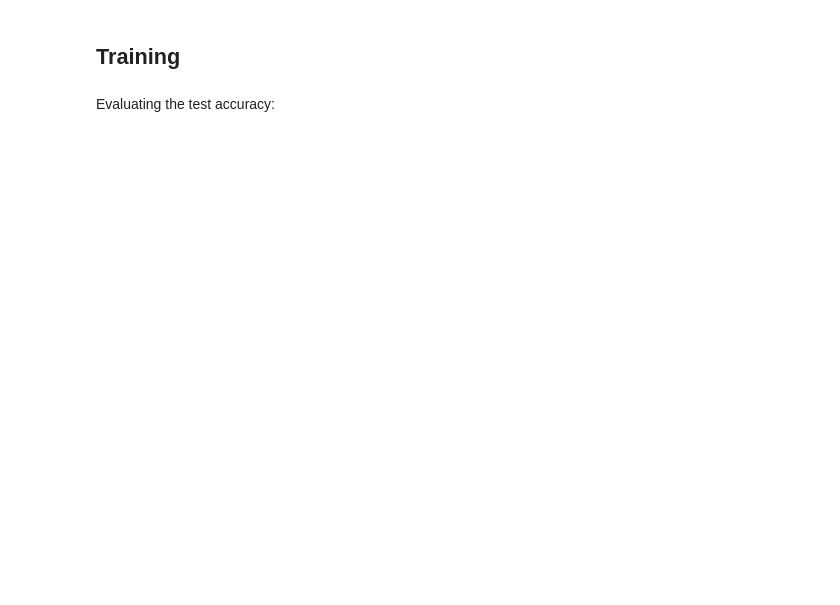
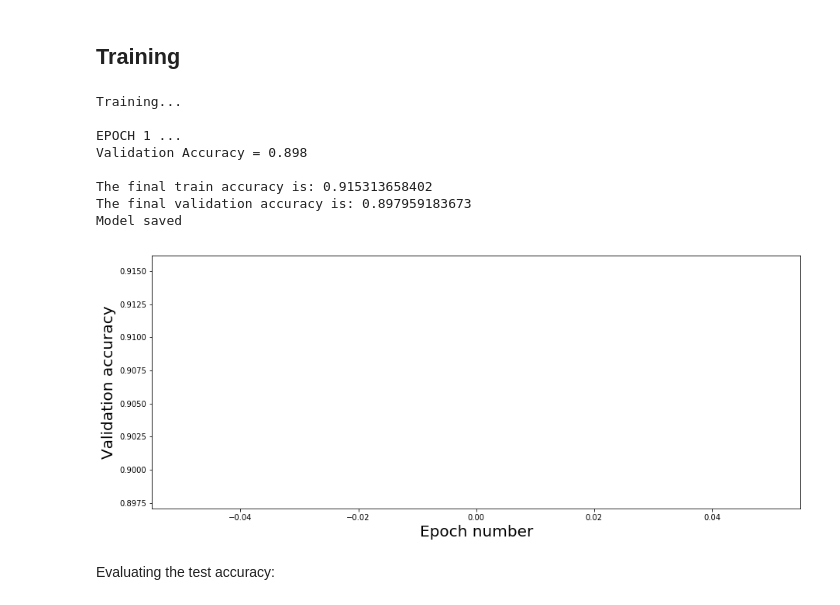
Before and after one commit to ahmadesh/Udacity-CarND-Term1-Traffic-Sign-Classifier, a Jupyter notebook: Traffic_Sign_Classifier_custom2.ipynb, the cells around one changed output. Cells and saved outputs as stored; diff of their text form; code cells hidden in the pictures; blank space fills up the shorter version.

```diff
--- a/Traffic_Sign_Classifier_custom2.ipynb
+++ b/Traffic_Sign_Classifier_custom2.ipynb
@@ -430,7 +435,7 @@ ValueError: At least two variables have the same name: Variable_13
 # %%
 from sklearn.utils import shuffle
 
-EPOCHS = 10
+EPOCHS = 1
 BATCH_SIZE = 128
 
 with tf.Session() as sess:
@@ -443,33 +448,43 @@ with tf.Session() as sess:
     for i in range(EPOCHS):
         X_train_n, y_train = shuffle(X_train_n, y_train)
         for offset in range(0, num_examples, BATCH_SIZE):
             end = offset + BATCH_SIZE
             batch_x, batch_y = X_train_n[offset:end], y_train[offset:end]
             sess.run(training_operation, feed_dict={x: batch_x, y: batch_y, keep_prob: 0.5})
 
         validation_accuracy = evaluate(X_valid_n, y_valid)
         train_result.append(evaluate(X_train_n, y_train))
         validation_result.append(validation_accuracy)
         print("EPOCH {} ...".format(i+1))
         print("Validation Accuracy = {:.3f}".format(validation_accuracy))
         print()
 
     fig,_ =plt.subplots(figsize=(15, 6))
     epochnum = [i for i in range(EPOCHS)]
 
     plt.plot(epochnum, train_result)
     plt.xlabel('Epoch number', fontsize=20)
     plt.ylabel('Train accuracy', fontsize=20)
 
     plt.plot(epochnum, validation_result)
     plt.xlabel('Epoch number', fontsize=20)
     plt.ylabel('Validation accuracy', fontsize=20)
 
     print("The final train accuracy is:", train_result[-1])
     print("The final validation accuracy is:", validation_result[-1])
 
     saver.save(sess, './custom_trafficSign_classifier')
     print("Model saved")
+# %% [output]
+Training...
+
+EPOCH 1 ...
+Validation Accuracy = 0.898
+
+The final train accuracy is: 0.915313658402
+The final validation accuracy is: 0.897959183673
+Model saved
+[figure, added]
 # %% [markdown]
 Evaluating the test accuracy:
 # %%
```
Also changed, not shown: parts of 27 cells of this notebook, 13 other files.
